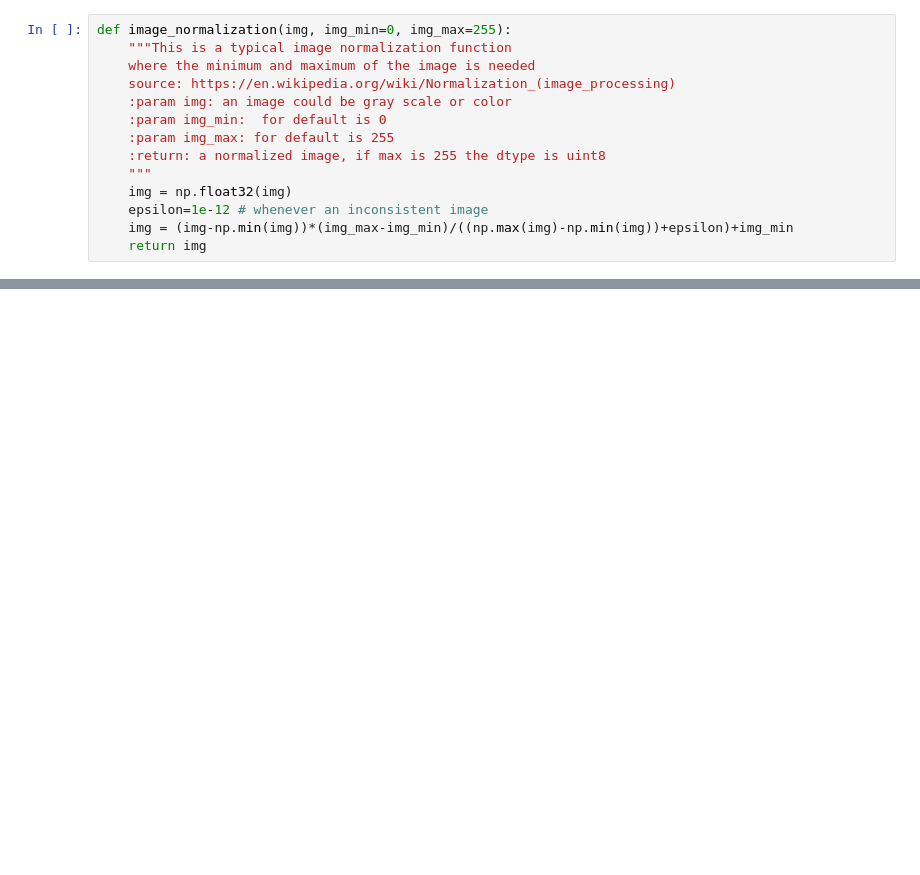
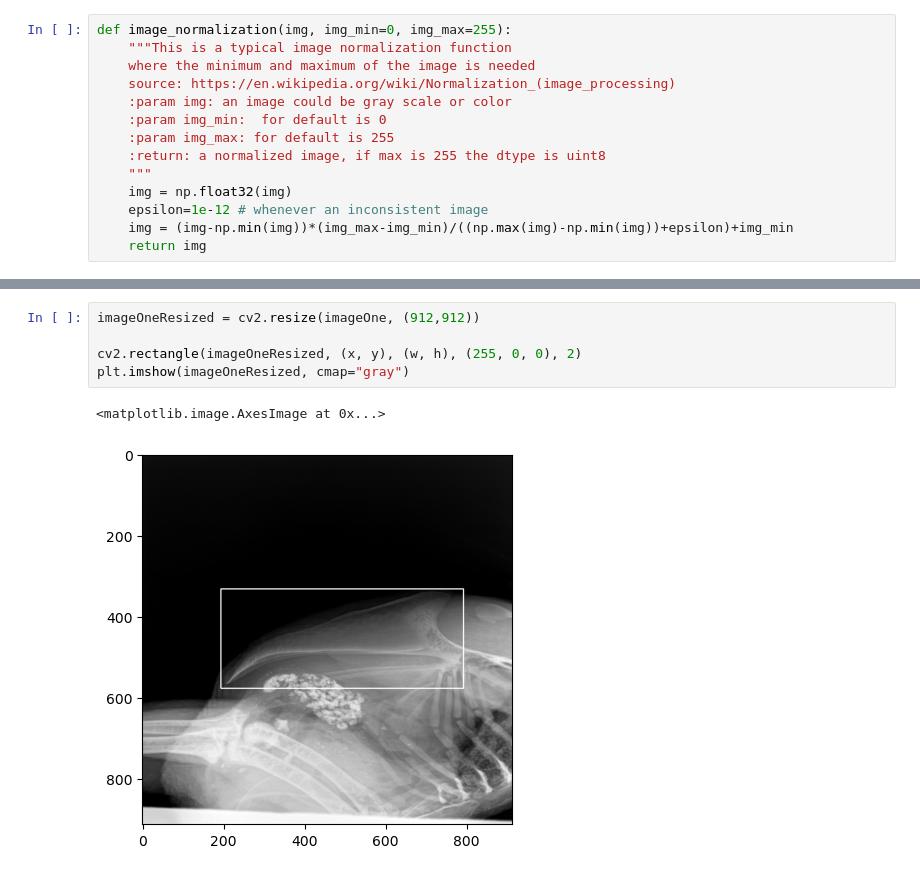
Before and after one commit to tomaszjacek/deepLearning, a Jupyter notebook: keel/cutoff_keelbone_by_mask.ipynb, the cells around one changed output, grey strips where cells are left out. Drawn from its saved outputs; the diff is of its cells as text; blank space fills up the shorter version.

```diff
--- a/keel/cutoff_keelbone_by_mask.ipynb
+++ b/keel/cutoff_keelbone_by_mask.ipynb
@@ -215,0 +224,8 @@ transpose expects a vector of size 3. But input(1) is a vector of size 4
+# %%
+imageOneResized = cv2.resize(imageOne, (912,912))
+
+cv2.rectangle(imageOneResized, (x, y), (w, h), (255, 0, 0), 2)
+plt.imshow(imageOneResized, cmap="gray")
+# %% [output]
+<matplotlib.image.AxesImage at 0x...>
+[figure, added]
```
Also changed, not shown: parts of 13 cells of this notebook, 1 other file.
